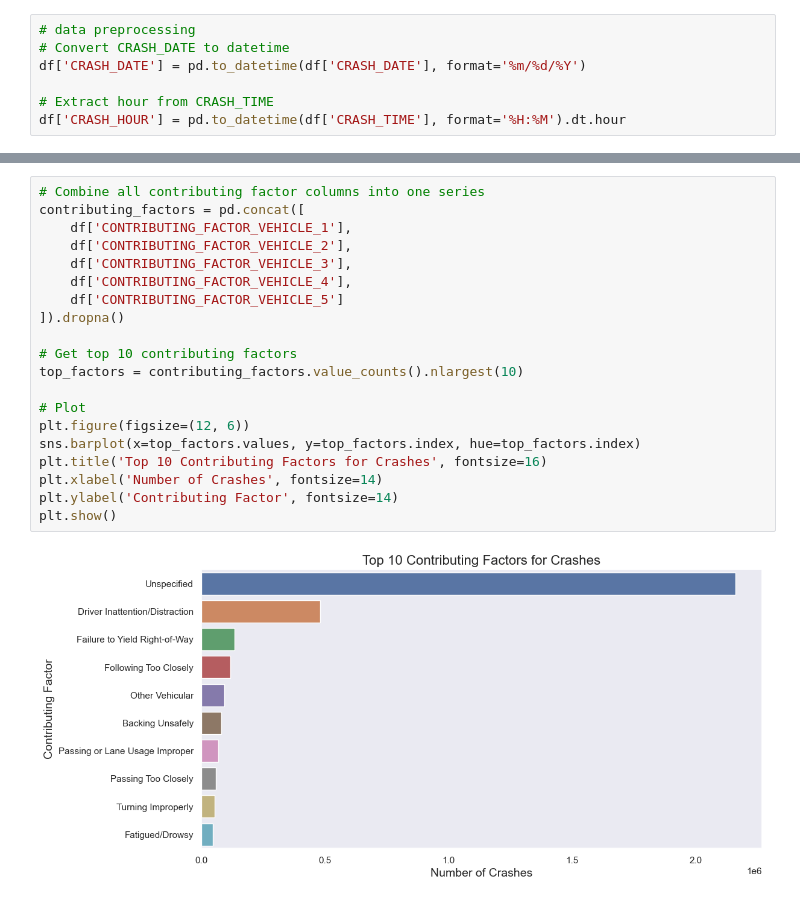
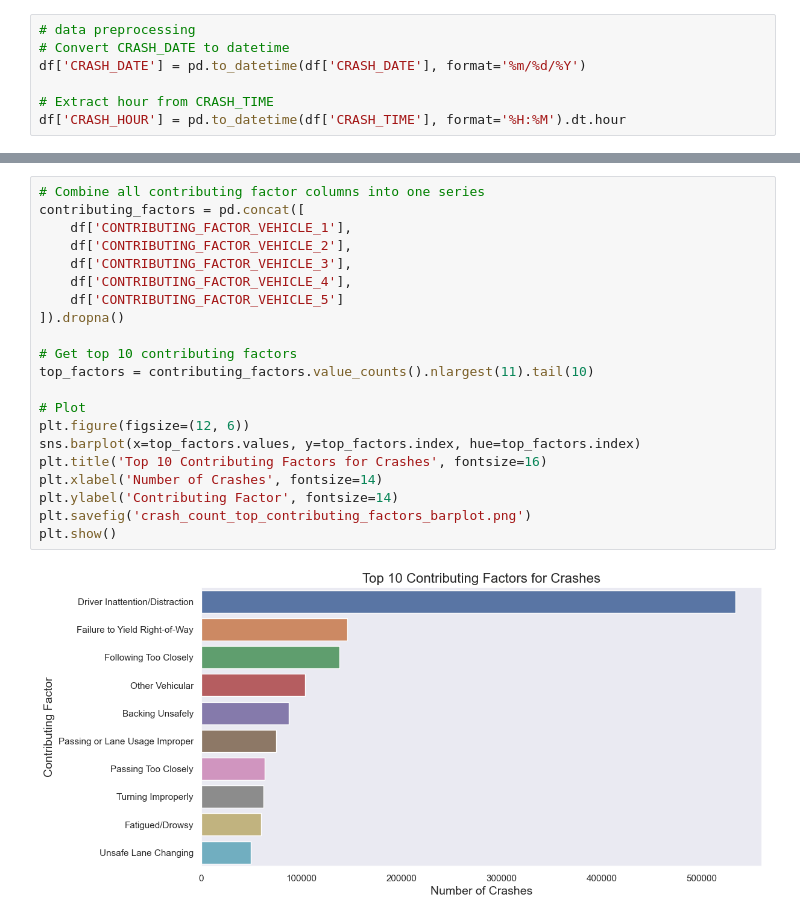
Before and after one commit to ragibasif/NYC-mvc-crashes, a Jupyter notebook: main.ipynb, the cells around one changed output, grey strips where cells are left out. Cells and saved outputs as stored; diff of their text form.

```diff
--- a/main.ipynb
+++ b/main.ipynb
@@ -202,25 +211,26 @@ plt.show()
 # %%
 # Combine all contributing factor columns into one series
 contributing_factors = pd.concat([
     df['CONTRIBUTING_FACTOR_VEHICLE_1'],
     df['CONTRIBUTING_FACTOR_VEHICLE_2'],
     df['CONTRIBUTING_FACTOR_VEHICLE_3'],
     df['CONTRIBUTING_FACTOR_VEHICLE_4'],
     df['CONTRIBUTING_FACTOR_VEHICLE_5']
 ]).dropna()
 
 # Get top 10 contributing factors
-top_factors = contributing_factors.value_counts().nlargest(10)
+top_factors = contributing_factors.value_counts().nlargest(11).tail(10)
 
 # Plot
 plt.figure(figsize=(12, 6))
 sns.barplot(x=top_factors.values, y=top_factors.index, hue=top_factors.index)
 plt.title('Top 10 Contributing Factors for Crashes', fontsize=16)
 plt.xlabel('Number of Crashes', fontsize=14)
 plt.ylabel('Contributing Factor', fontsize=14)
+plt.savefig('crash_count_top_contributing_factors_barplot.png')
 plt.show()
 # %% [output]
-[figure, old version]
+[figure, new version]
 # %%
 # Combine ON_STREET_NAME and OFF_STREET_NAME
 streets = pd.concat([df['ON_STREET_NAME'], df['OFF_STREET_NAME']]).dropna()
```
Also changed, not shown: parts of 11 cells of this notebook, 12 other files.
